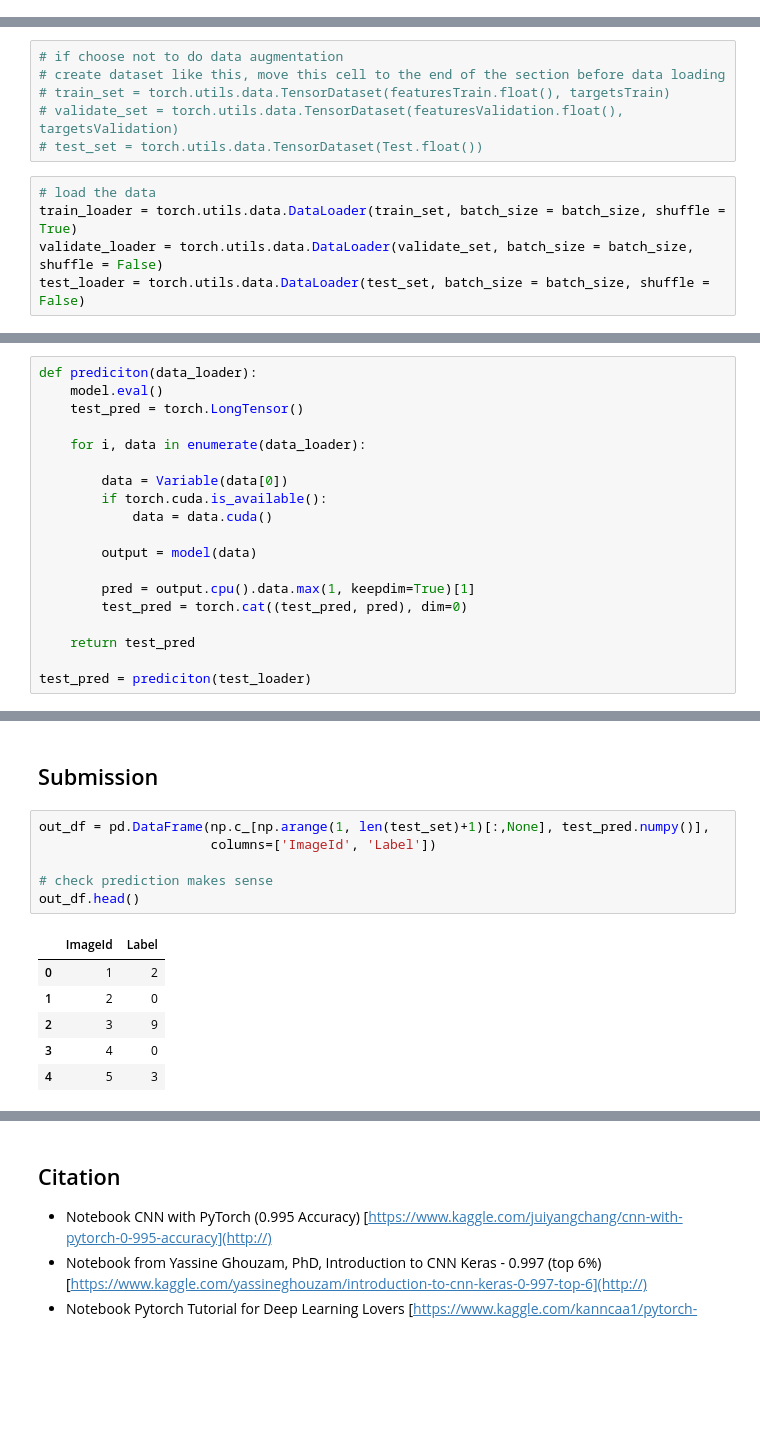
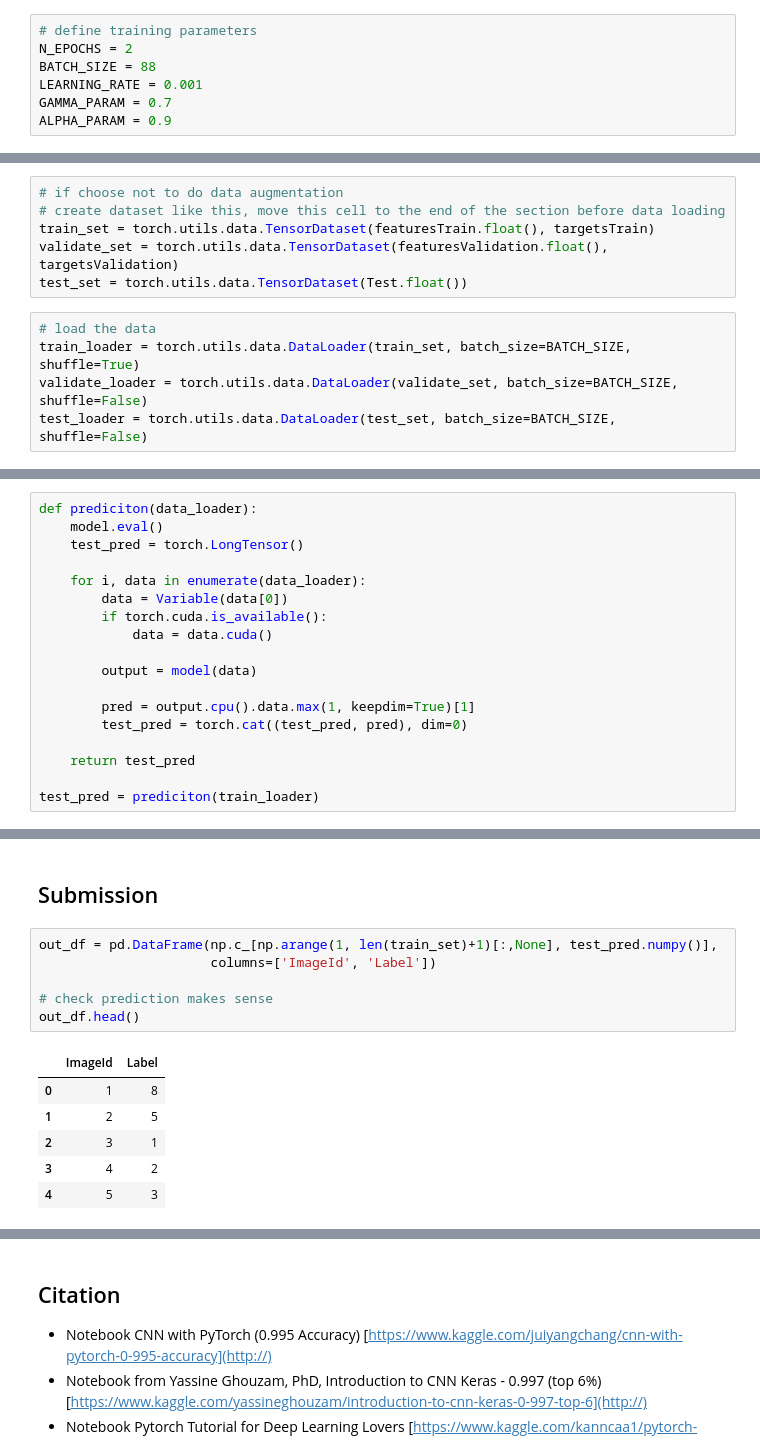
Before and after one commit to radiukpavlo/transition-matrix-ml, a Jupyter notebook: notebooks/mnist-pytorch-cnn-for-0-experienced.ipynb, the cells around one changed output, grey strips where cells are left out. Cells and saved outputs as stored; diff of their text form; blank space fills up the shorter version.

```diff
--- a/notebooks/mnist-pytorch-cnn-for-0-experienced.ipynb
+++ b/notebooks/mnist-pytorch-cnn-for-0-experienced.ipynb
@@ -8,3 +32,10 @@ There are a lot of notesbooks and tutorials for this digital recognizer competit
+# %%
+# define training parameters
+N_EPOCHS = 2
+BATCH_SIZE = 88
+LEARNING_RATE = 0.001
+GAMMA_PARAM = 0.7
+ALPHA_PARAM = 0.9
 # %% [markdown]
 ## MNIST Data
 Before writing the code, we need to understand the dataset. I recommend to read the data description from the contest page: [https://www.kaggle.com/c/digit-recognizer/data](http://)
@@ -128,14 +149,14 @@ test_set = MNISTDataset(Test.float())
 # %%
 # if choose not to do data augmentation
 # create dataset like this, move this cell to the end of the section before data loading
-# train_set = torch.utils.data.TensorDataset(featuresTrain.float(), targetsTrain)
-# validate_set = torch.utils.data.TensorDataset(featuresValidation.float(), targetsValidation)
-# test_set = torch.utils.data.TensorDataset(Test.float())
+train_set = torch.utils.data.TensorDataset(featuresTrain.float(), targetsTrain)
+validate_set = torch.utils.data.TensorDataset(featuresValidation.float(), targetsValidation)
+test_set = torch.utils.data.TensorDataset(Test.float())
 # %%
 # load the data
-train_loader = torch.utils.data.DataLoader(train_set, batch_size = batch_size, shuffle = True)
-validate_loader = torch.utils.data.DataLoader(validate_set, batch_size = batch_size, shuffle = False)
-test_loader = torch.utils.data.DataLoader(test_set, batch_size = batch_size, shuffle = False)
+train_loader = torch.utils.data.DataLoader(train_set, batch_size=BATCH_SIZE, shuffle=True)
+validate_loader = torch.utils.data.DataLoader(validate_set, batch_size=BATCH_SIZE, shuffle=False)
+test_loader = torch.utils.data.DataLoader(test_set, batch_size=BATCH_SIZE, shuffle=False)
 # %% [markdown]
 ## CNN
 We are done with data. Let's build the neural network using torch.
@@ -455,7 +452,6 @@ def prediciton(data_loader):
     test_pred = torch.LongTensor()
 
     for i, data in enumerate(data_loader):
-
         data = Variable(data[0])
         if torch.cuda.is_available():
             data = data.cuda()
@@ -467,4 +463,4 @@ def prediciton(data_loader):
 
     return test_pred
 
-test_pred = prediciton(test_loader)
+test_pred = prediciton(train_loader)
@@ -493,17 +562,17 @@ df.to_csv("penultimate_layer_pred.csv", index=False)
 # %% [markdown]
 ## Submission
 # %%
-out_df = pd.DataFrame(np.c_[np.arange(1, len(test_set)+1)[:,None], test_pred.numpy()],
+out_df = pd.DataFrame(np.c_[np.arange(1, len(train_set)+1)[:,None], test_pred.numpy()],
                       columns=['ImageId', 'Label'])
 
 # check prediction makes sense
 out_df.head()
 # %% [output]
 |  | ImageId | Label |
-| 0 | 1 | 2 |
-| 1 | 2 | 0 |
-| 2 | 3 | 9 |
-| 3 | 4 | 0 |
+| 0 | 1 | 8 |
+| 1 | 2 | 5 |
+| 2 | 3 | 1 |
+| 3 | 4 | 2 |
 | 4 | 5 | 3 |
 # %%
 out_df.to_csv('../results_pytorch/my_submission.csv', index=False)
```
Also changed, not shown: parts of 26 cells of this notebook, 8 other files.
